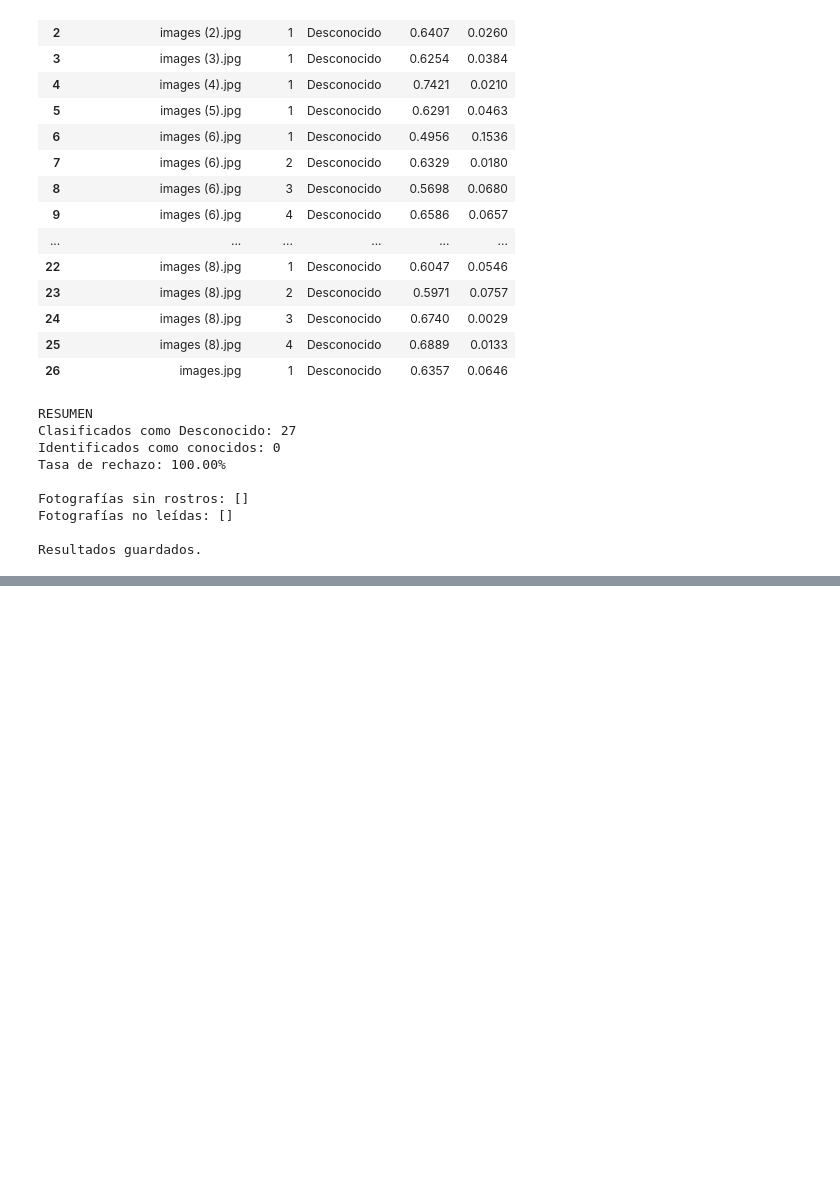
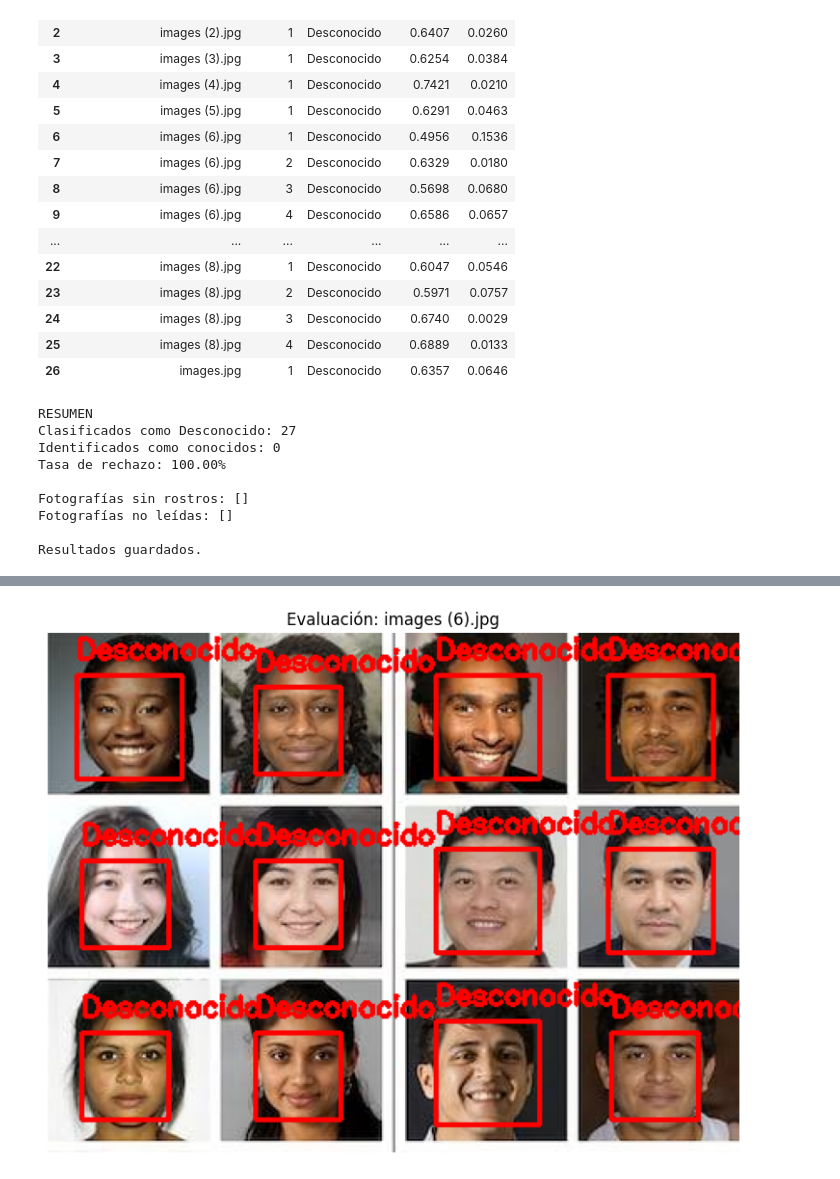
Before and after one commit to MarcoGuapi/face_recognition, a Jupyter notebook: evaluacion_desconocidos.ipynb, the cells around one changed output, grey strips where cells are left out. Saved outputs shown, nothing was run; the diff lists cells and outputs as text; code cells hidden in the pictures; blank space fills up the shorter version.

Commit message:
Agregar visualizacion y analisis de rostros desconocidos

```diff
--- a/evaluacion_desconocidos.ipynb
+++ b/evaluacion_desconocidos.ipynb
@@ -197,3 +196,93 @@ Fotografías sin rostros: []
 Fotografías no leídas: []
 
 Resultados guardados.
+# %%
+#Reconocimiento de personas desconocidas
+
+# Parámetros utilizados en el proyecto
+THRESHOLD = 0.48
+NEAREST = 3
+MIN_MARGIN = 0.055
+
+# Cargar la galería de rostros registrados
+with open("encodings.pickle", "rb") as f:
+    data = pickle.load(f)
+
+encodings = np.asarray(data["encodings"])
+nombres = np.asarray(data["names"])
+
+# Imágenes seleccionadas
+imagenes = [
+    Path("Unknown/images (6).jpg"),
+    Path("Unknown/images (7).jpg"),
+    Path("Unknown/images (8).jpg")
+]
+
+def clasificar_rostro(encoding):
+    distancias = face_recognition.face_distance(encodings, encoding)
+
+    promedios = {}
+
+    for persona in np.unique(nombres):
+        dist_persona = np.sort(distancias[nombres == persona])
+        promedios[persona] = np.mean(dist_persona[:NEAREST])
+
+    candidatos = sorted(promedios.items(), key=lambda x: x[1])
+
+    mejor_nombre, mejor_distancia = candidatos[0]
+    segunda_distancia = candidatos[1][1]
+
+    if (
+        mejor_distancia <= THRESHOLD
+        and segunda_distancia - mejor_distancia >= MIN_MARGIN
+    ):
+        return mejor_nombre
+
+    return "Desconocido"
+
+
+for ruta in imagenes:
+    imagen = cv2.imread(str(ruta))
+
+    if imagen is None:
+        print(f"No se pudo abrir: {ruta}")
+        continue
+
+    rgb = cv2.cvtColor(imagen, cv2.COLOR_BGR2RGB)
+
+    # Detectar rostros con HOG
+    ubicaciones = face_recognition.face_locations(rgb, model="hog")
+    codificaciones = face_recognition.face_encodings(rgb, ubicaciones)
+
+    # Dibujar recuadros y etiquetas
+    for (top, right, bottom, left), encoding in zip(
+        ubicaciones, codificaciones
+    ):
+        nombre = clasificar_rostro(encoding)
+
+        color = (0, 0, 255) if nombre == "Desconocido" else (0, 255, 0)
+
+        cv2.rectangle(
+            imagen, (left, top), (right, bottom), color, 2
+        )
+
+        cv2.putText(
+            imagen,
+            nombre,
+            (left, max(top - 10, 15)),
+            cv2.FONT_HERSHEY_SIMPLEX,
+            0.55,
+            color,
+            2
+        )
+
+    print(f"{ruta.name}: {len(ubicaciones)} rostros detectados")
+
+    resultado_rgb = cv2.cvtColor(imagen, cv2.COLOR_BGR2RGB)
+
+    plt.figure(figsize=(10, 7))
+    plt.imshow(resultado_rgb)
+    plt.title(f"Evaluación: {ruta.name}")
+    plt.axis("off")
+    plt.show()
+# %% [output]
@@ -199,0 +290 @@ Resultados guardados.
+[figure, added]
```
Also changed, not shown: parts of 3 cells of this notebook.
